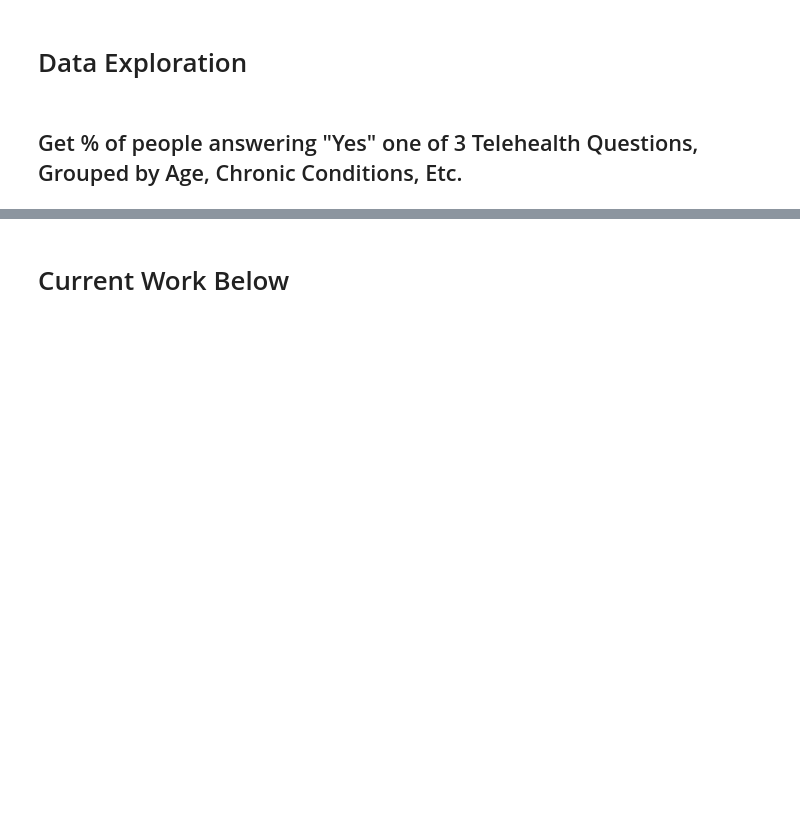
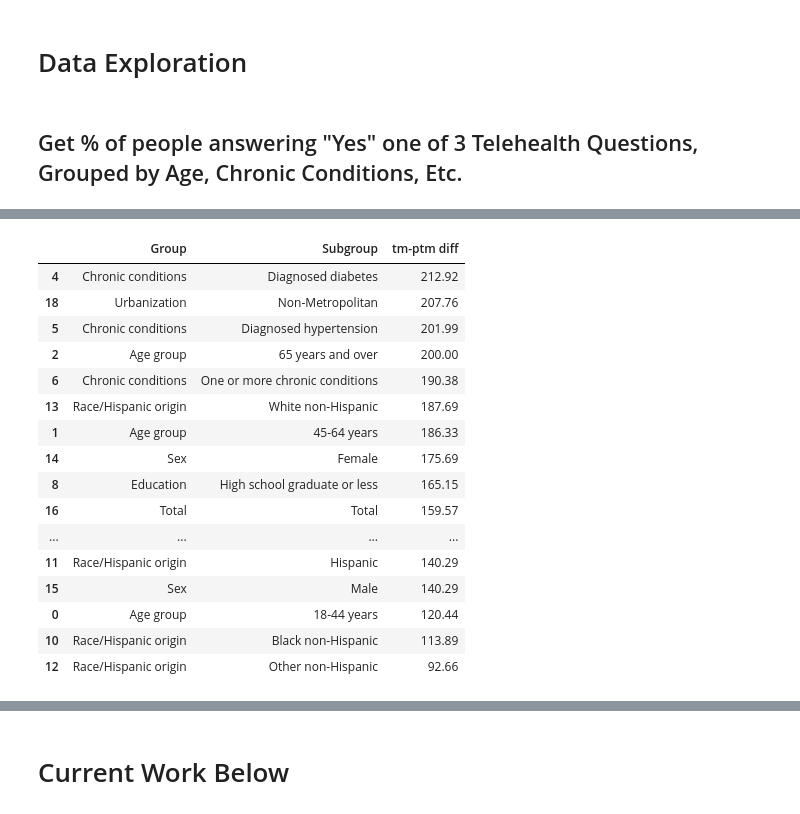
Before and after one commit to will-hou/Titans-Rice-Datathon-2021, a Jupyter notebook: telemed_survey.ipynb, the cells around one changed output, grey strips where cells are left out. Drawn from its saved outputs; the diff is of its cells as text; code cells hidden in the pictures; blank space fills up the shorter version.

```diff
--- a/telemed_survey.ipynb
+++ b/telemed_survey.ipynb
@@ -50,0 +93,29 @@ all_yes.loc[1]
+# %%
+# Deconstruct groupby df into component columns
+r1_reset = all_yes.loc[1].reset_index()
+# Add "Indicator" as a categorical column
+pivoted = r1_reset[r1_reset.Indicator == 'TM'].merge(right=r1_reset[r1_reset.Indicator == 'PTM'], on=['Group', 'Subgroup'], suffixes=('_tm', '_ptm'))
+
+pivoted['tm-ptm % diff'] = (100 * (diffs_by_group.Percent_tm - diffs_by_group.Percent_ptm) / diffs_by_group.Percent_ptm).round(2)
+
+r1_differences_by_group = pivoted[['Group', 'Subgroup', 'tm-ptm % diff']].sort_values(by='tm-ptm % diff', ascending=False)
+# %%
+r1_differences_by_group
+# %% [output]
+|  | Group | Subgroup | tm-ptm diff |
+| 4 | Chronic conditions | Diagnosed diabetes | 212.92 |
+| 18 | Urbanization | Non-Metropolitan | 207.76 |
+| 5 | Chronic conditions | Diagnosed hypertension | 201.99 |
+| 2 | Age group | 65 years and over | 200.00 |
+| 6 | Chronic conditions | One or more chronic conditions | 190.38 |
+| 13 | Race/Hispanic origin | White non-Hispanic | 187.69 |
+| 1 | Age group | 45-64 years | 186.33 |
+| 14 | Sex | Female | 175.69 |
+| 8 | Education | High school graduate or less | 165.15 |
+| 16 | Total | Total | 159.57 |
+| ... | ... | ... | ... |
+| 11 | Race/Hispanic origin | Hispanic | 140.29 |
+| 15 | Sex | Male | 140.29 |
+| 0 | Age group | 18-44 years | 120.44 |
+| 10 | Race/Hispanic origin | Black non-Hispanic | 113.89 |
+| 12 | Race/Hispanic origin | Other non-Hispanic | 92.66 |
```
Also changed, not shown: parts of 20 cells of this notebook.
